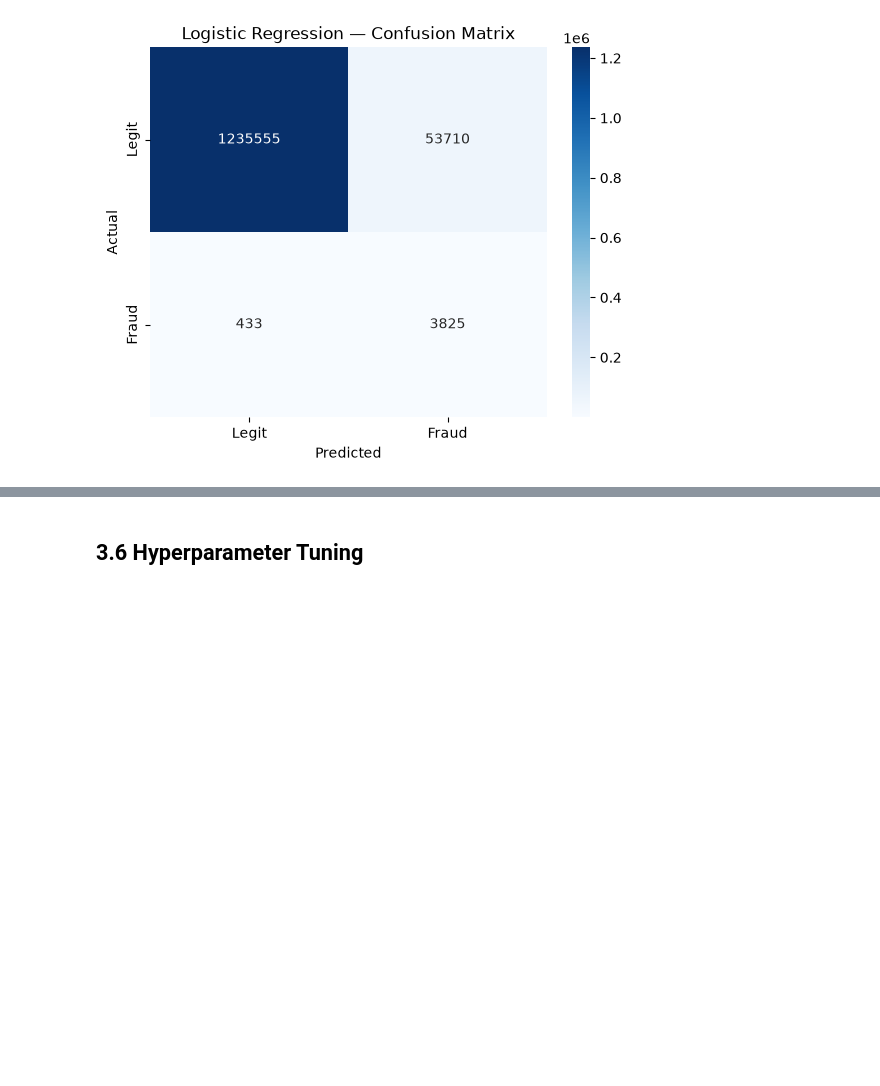
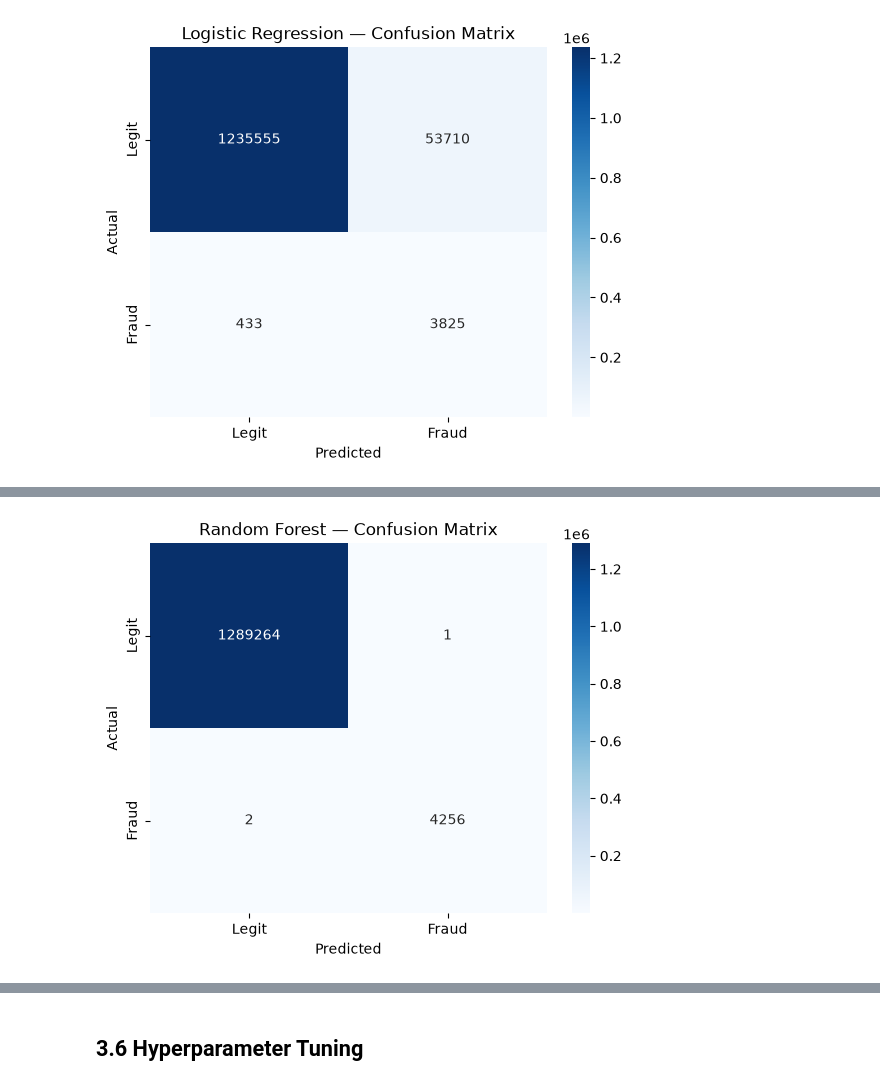
Before and after one commit to joshuasim/fraud-detection, a Jupyter notebook: notebooks/03_modeling_and_evaluation.ipynb, the cells around one changed output, grey strips where cells are left out. Saved outputs shown, nothing was run; the diff lists cells and outputs as text; code cells hidden in the pictures; blank space fills up the shorter version.

Commit message:
Trained RF model, found data leakage in RF baseline, and fixed by dropping engineered features

```diff
--- a/notebooks/03_modeling_and_evaluation.ipynb
+++ b/notebooks/03_modeling_and_evaluation.ipynb
@@ -103,0 +116,8 @@ plt.show()
+# %%
+# create RF
+rf = RandomForestClassifier(n_estimators=100, random_state=RANDOM_STATE, class_weight='balanced', n_jobs=-1) # n_jobs=-1 just to speed up training
+# fit
+rf.fit(X_train, y_train)
+# predict
+y_pred_rf = rf.predict(X_test)
+y_pred_proba_rf = rf.predict_proba(X_test)[:,1] # [:,1] selects probability of class 1 (isFraud=1) for AUC-ROC/PR-AUC
@@ -103,0 +143,10 @@ plt.show()
+# %%
+# heatmap confusion matrix
+sns.heatmap(confusion_matrix(y_test, y_pred_rf), annot = True, fmt = 'd', cmap= 'Blues', xticklabels=['Legit', 'Fraud'], yticklabels=['Legit', 'Fraud'])
+plt.title('Random Forest — Confusion Matrix')
+plt.xlabel('Predicted')
+plt.ylabel('Actual')
+plt.savefig('../images/Random_Forest_Confusion_Matrix.png', bbox_inches='tight')
+plt.show()
+# %% [output]
+[figure, added]
```
Also changed, not shown: parts of 15 cells of this notebook, 2 other files.
